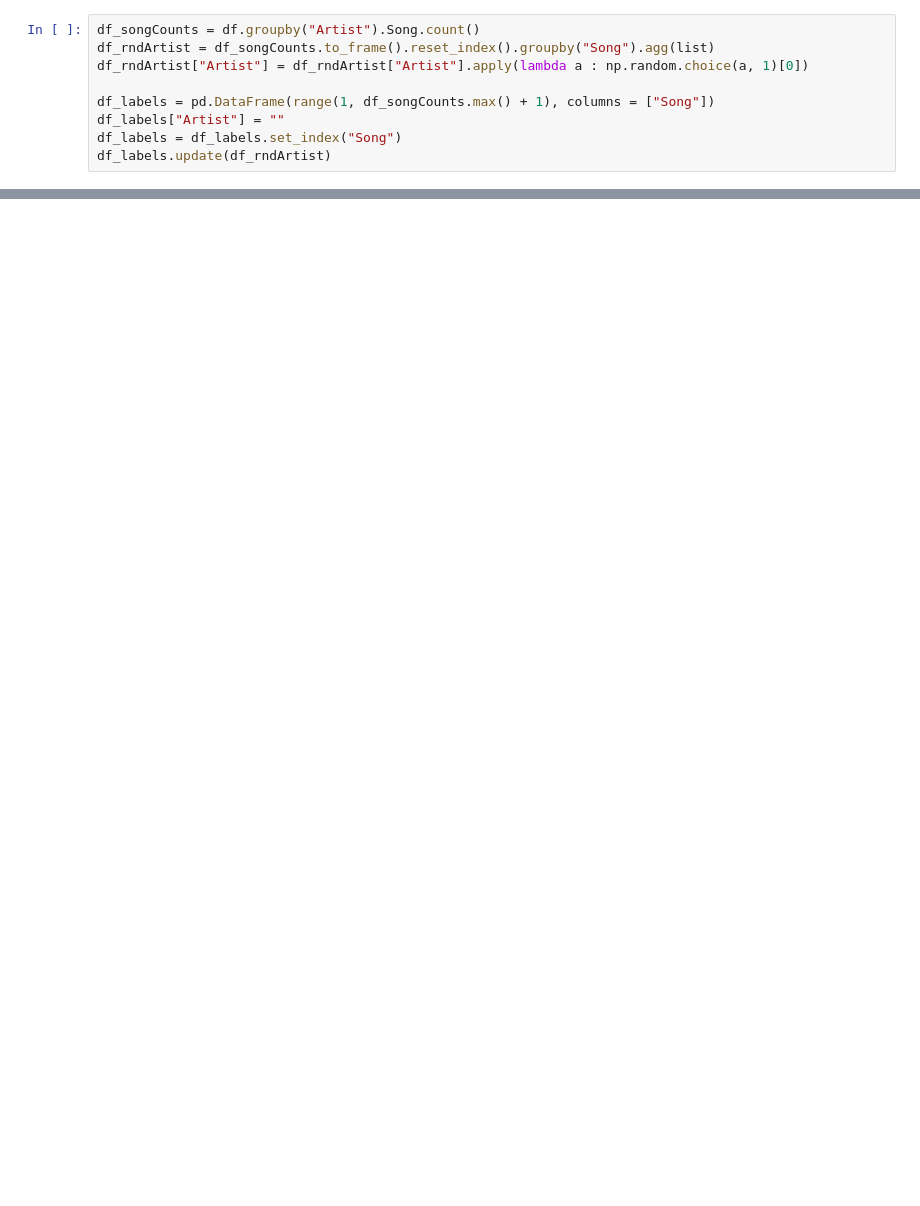
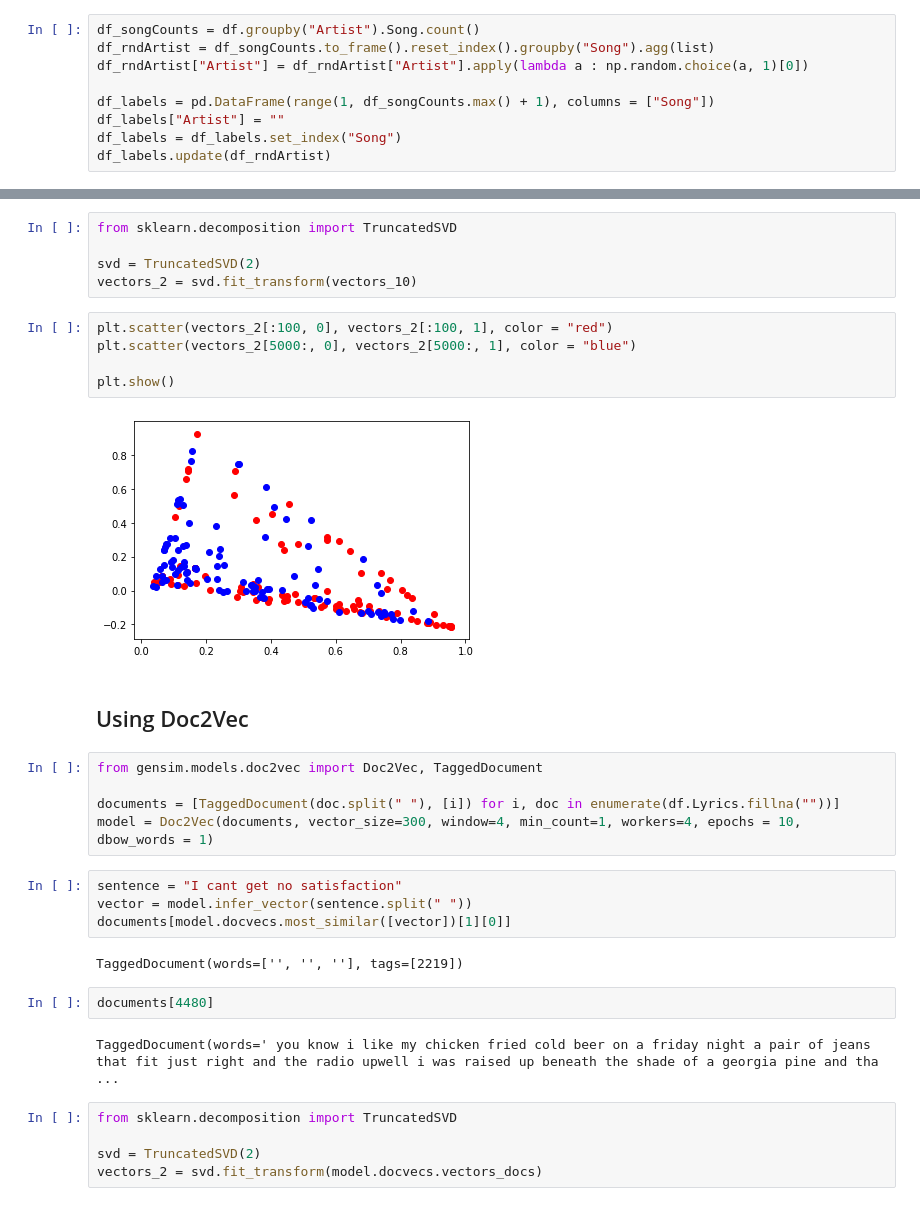
Before and after one commit to com-480-data-visualization/com-480-project-artemis, a Jupyter notebook: Billboard-Data-Exploration.ipynb, the cells around one changed output, grey strips where cells are left out. Cells and saved outputs as stored; diff of their text form; blank space fills up the shorter version.

```diff
--- a/Billboard-Data-Exploration.ipynb
+++ b/Billboard-Data-Exploration.ipynb
@@ -65,0 +235,34 @@ plt.plot()
+# %%
+from sklearn.decomposition import TruncatedSVD
+
+svd = TruncatedSVD(2)
+vectors_2 = svd.fit_transform(vectors_10)
+# %%
+plt.scatter(vectors_2[:100, 0], vectors_2[:100, 1], color = "red")
+plt.scatter(vectors_2[5000:, 0], vectors_2[5000:, 1], color = "blue")
+
+plt.show()
+# %% [output]
+[figure, added]
+# %% [markdown]
+## Using Doc2Vec
+# %%
+from gensim.models.doc2vec import Doc2Vec, TaggedDocument
+
+documents = [TaggedDocument(doc.split(" "), [i]) for i, doc in enumerate(df.Lyrics.fillna(""))]
+model = Doc2Vec(documents, vector_size=300, window=4, min_count=1, workers=4, epochs = 10, dbow_words = 1)
+# %%
+sentence = "I cant get no satisfaction"
+vector = model.infer_vector(sentence.split(" "))
+documents[model.docvecs.most_similar([vector])[1][0]]
+# %% [output]
+TaggedDocument(words=['', '', ''], tags=[2219])
+# %%
+documents[4480]
+# %% [output]
+TaggedDocument(words=' you know i like my chicken fried cold beer on a friday night a pair of jeans that fit just right and the radio upwell i was raised up beneath the shade of a georgia pine and tha ...
+# %%
+from sklearn.decomposition import TruncatedSVD
+
+svd = TruncatedSVD(2)
+vectors_2 = svd.fit_transform(model.docvecs.vectors_docs)
```
Also changed, not shown: parts of 26 cells of this notebook, 1 other file.
